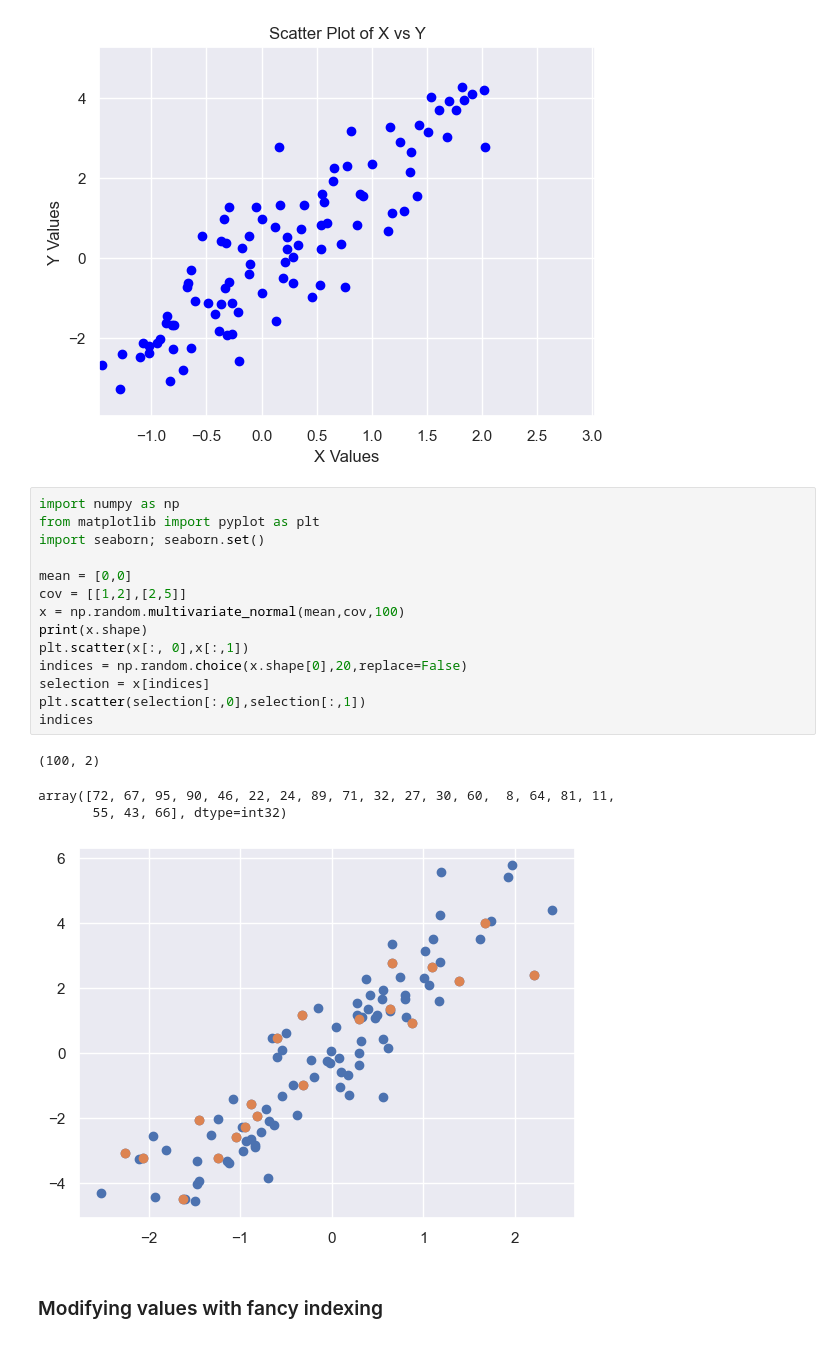
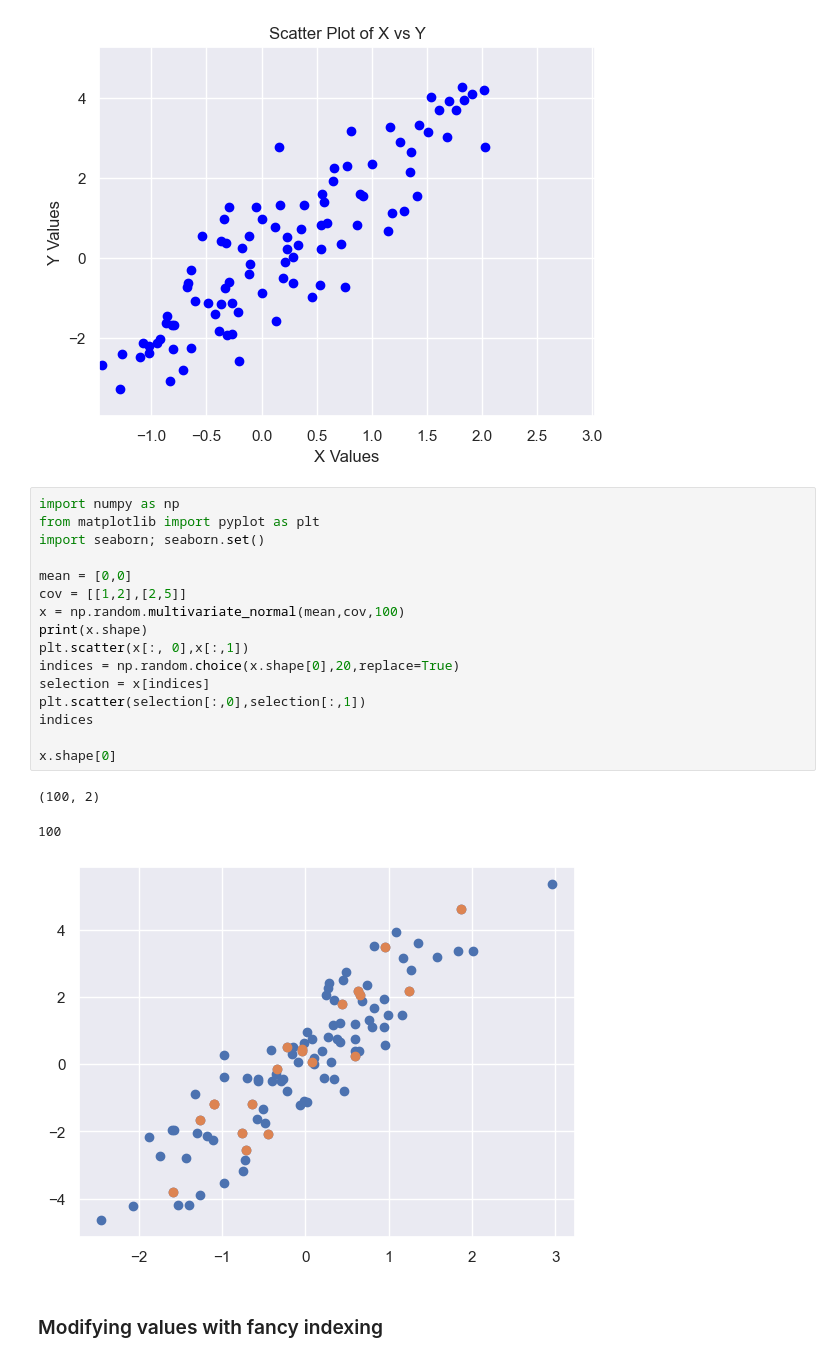
Before and after one commit to HerbSek/Learning-Data-Science, a Jupyter notebook: numpy.ipynb, the cells around one changed output. Cells and saved outputs as stored; diff of their text form.

```diff
--- a/numpy.ipynb
+++ b/numpy.ipynb
@@ -548,22 +561,23 @@ plt.show()
 # %%
 import numpy as np
 from matplotlib import pyplot as plt
 import seaborn; seaborn.set()
 
 mean = [0,0]
 cov = [[1,2],[2,5]]
 x = np.random.multivariate_normal(mean,cov,100)
 print(x.shape)
 plt.scatter(x[:, 0],x[:,1])
-indices = np.random.choice(x.shape[0],20,replace=False)
+indices = np.random.choice(x.shape[0],20,replace=True)
 selection = x[indices]
 plt.scatter(selection[:,0],selection[:,1])
 indices
+
+x.shape[0]
 # %% [output]
 (100, 2)
-array([72, 67, 95, 90, 46, 22, 24, 89, 71, 32, 27, 30, 60,  8, 64, 81, 11,
-       55, 43, 66], dtype=int32)
+100
-[figure, old version]
+[figure, new version]
 # %% [markdown]
 ### Modifying values with fancy indexing
 # %%
```
Also changed, not shown: parts of 8 cells of this notebook.
